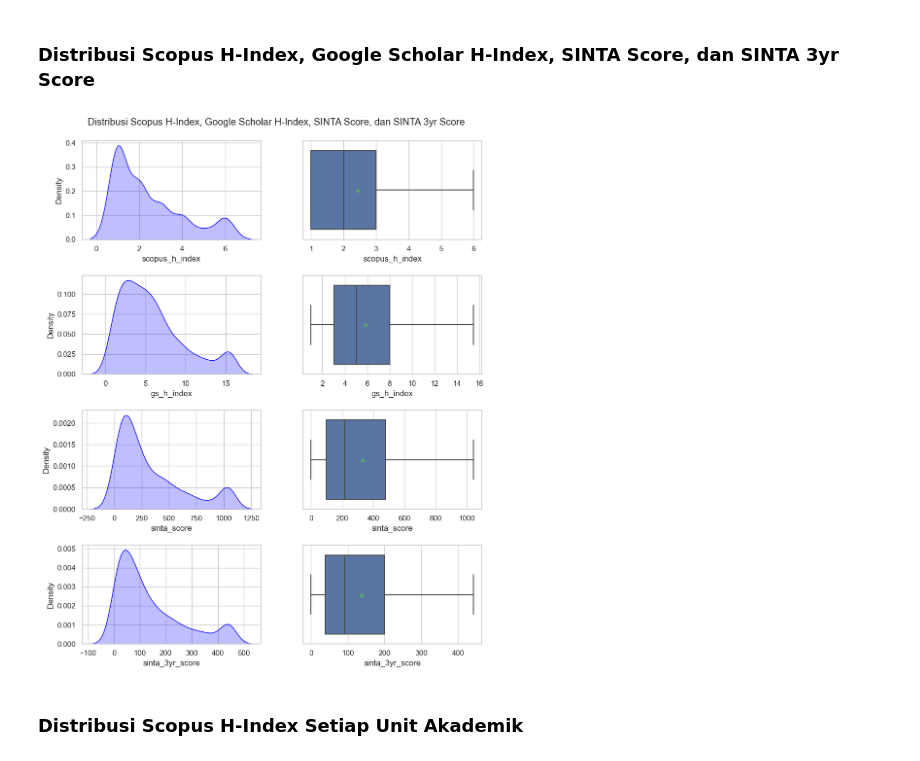
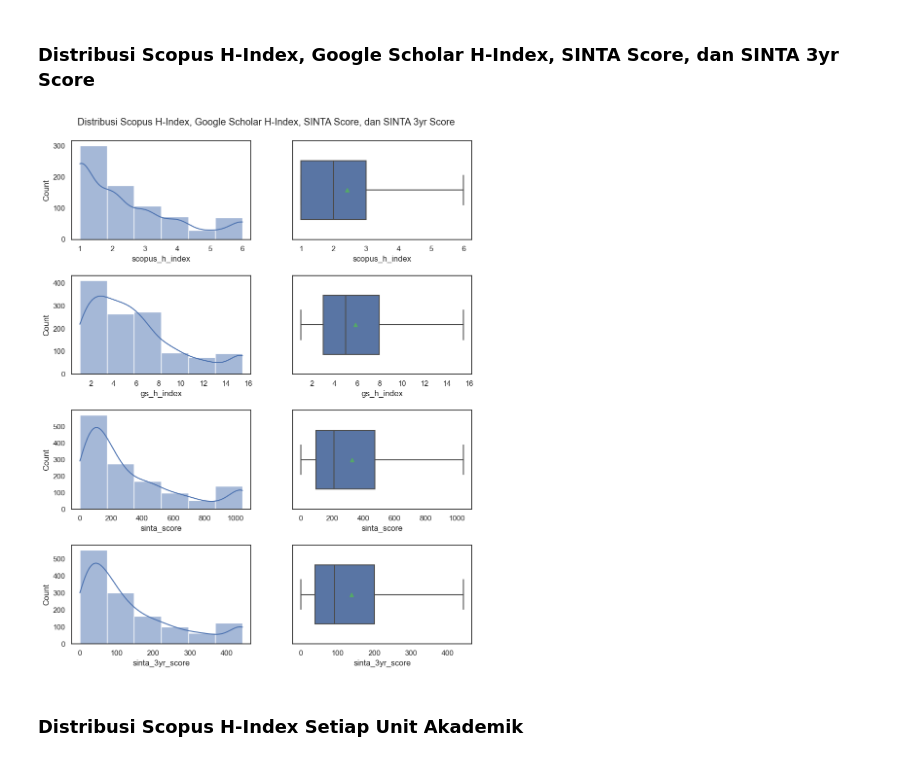
Before and after one commit to crypter7054/EDA-UPI-2022, a Jupyter notebook: Laporan SINTA 2023/EDA Unit Akademik 2023.ipynb, the cells around one changed output. Cells and saved outputs as stored; diff of their text form; code cells hidden in the pictures.

```diff
--- a/Laporan SINTA 2023/EDA Unit Akademik 2023.ipynb
+++ b/Laporan SINTA 2023/EDA Unit Akademik 2023.ipynb
@@ -656,6 +656,8 @@ def iqr(df, col):
     )
     return new_df_cap
 # %%
+sns.set_style("white")
+
 chart = 'Distribusi Scopus H-Index, Google Scholar H-Index, SINTA Score, dan SINTA 3yr Score'
 
 Markdown("""
@@ -667,30 +669,30 @@ Markdown("""
 # %%
 
 list_data = ['df_not_zero_scopus', 'df_not_zero_gs', 'df_not_null', 'df_not_null']
 list_df_iqr = ['iqr_scopus', 'iqr_gs', 'iqr_sinta', 'iqr_sinta3yr']
 list_var = ['scopus_h_index', 'gs_h_index', 'sinta_score', 'sinta_3yr_score']
 
 for x, y, z in zip(list_df_iqr, list_data, list_var):
     globals()[x] = iqr(globals()[y], z)
 
 fig, axs = plt.subplots(4, 2, figsize=(9.5, 11.5))
 fig.tight_layout(pad=2.5)
 
 fig.suptitle(f"{chart}", y=1)
 
-sns.kdeplot(iqr_scopus.scopus_h_index, color="Blue", shade=True, ax=axs[0, 0])
-sns.boxplot(iqr_scopus['scopus_h_index'], showmeans=True, ax=axs[0, 1])
+sns.histplot(data=iqr_scopus, x='scopus_h_index', kde=True, bins=6, ax=axs[0, 0])
+sns.boxplot(iqr_scopus['scopus_h_index'], showmeans=True, width=0.6, ax=axs[0, 1])
 
-sns.kdeplot(iqr_gs.gs_h_index, color="Blue", shade=True, ax=axs[1, 0])
-sns.boxplot(iqr_gs['gs_h_index'], showmeans=True, ax=axs[1, 1])
+sns.histplot(data=iqr_gs, x='gs_h_index', kde=True, bins=6, ax=axs[1, 0])
+sns.boxplot(iqr_gs['gs_h_index'], showmeans=True, width=0.6, ax=axs[1, 1])
 
-sns.kdeplot(iqr_sinta.sinta_score, color="Blue", shade=True, ax=axs[2, 0])
-sns.boxplot(iqr_sinta['sinta_score'], showmeans=True, ax=axs[2, 1])
+sns.histplot(data=iqr_sinta, x='sinta_score', kde=True, bins=6, ax=axs[2, 0])
+sns.boxplot(iqr_sinta['sinta_score'], showmeans=True, width=0.6, ax=axs[2, 1])
 
-sns.kdeplot(iqr_sinta3yr.sinta_3yr_score, color="Blue", shade=True, ax=axs[3, 0])
-sns.boxplot(iqr_sinta3yr['sinta_3yr_score'], showmeans=True, ax=axs[3, 1])
+sns.histplot(data=iqr_sinta3yr, x='sinta_3yr_score', kde=True, bins=6, ax=axs[3, 0])
+sns.boxplot(iqr_sinta3yr['sinta_3yr_score'], showmeans=True, width=0.6, ax=axs[3, 1])
 
 plt.show()
 # %% [output]
-[figure, old version]
+[figure, new version]
 # %%
```
Also changed, not shown: parts of 8 cells of this notebook.
